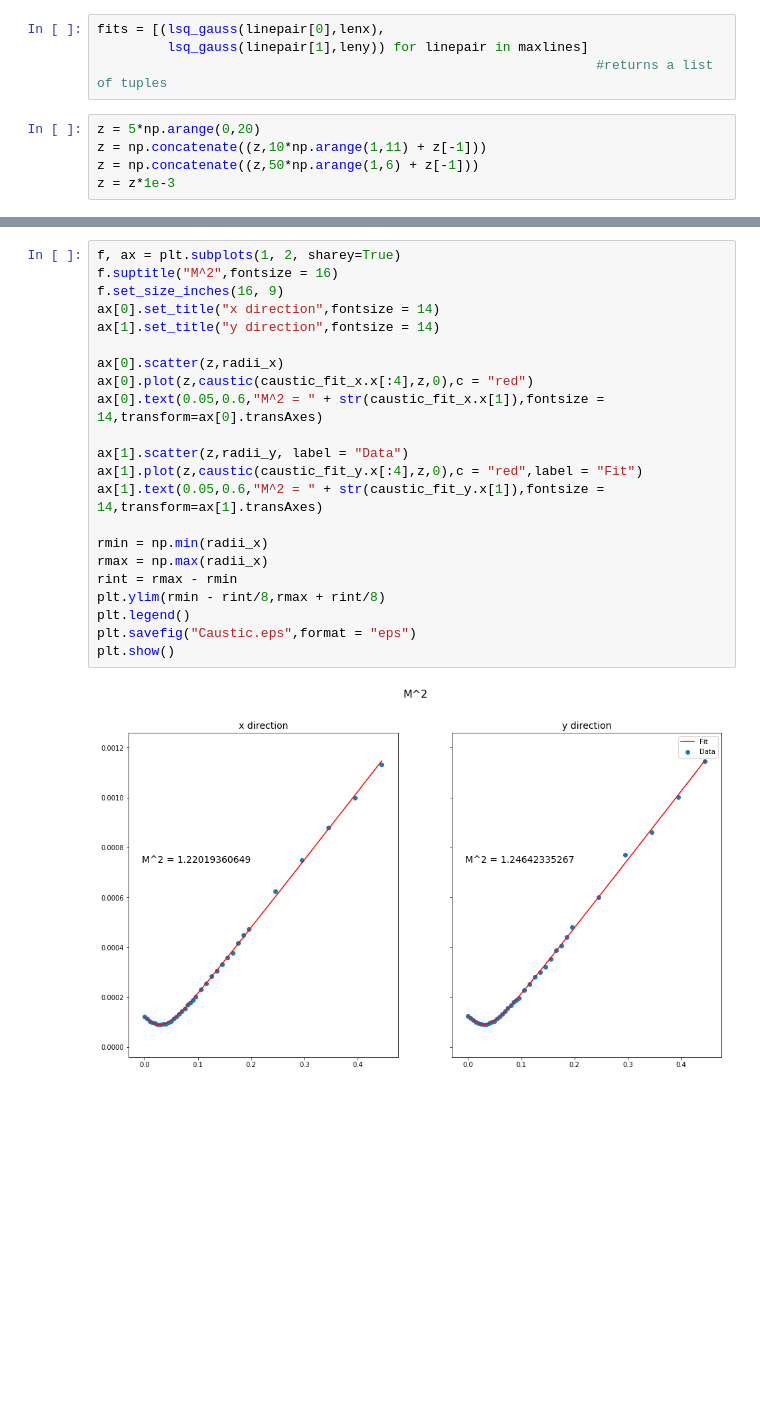
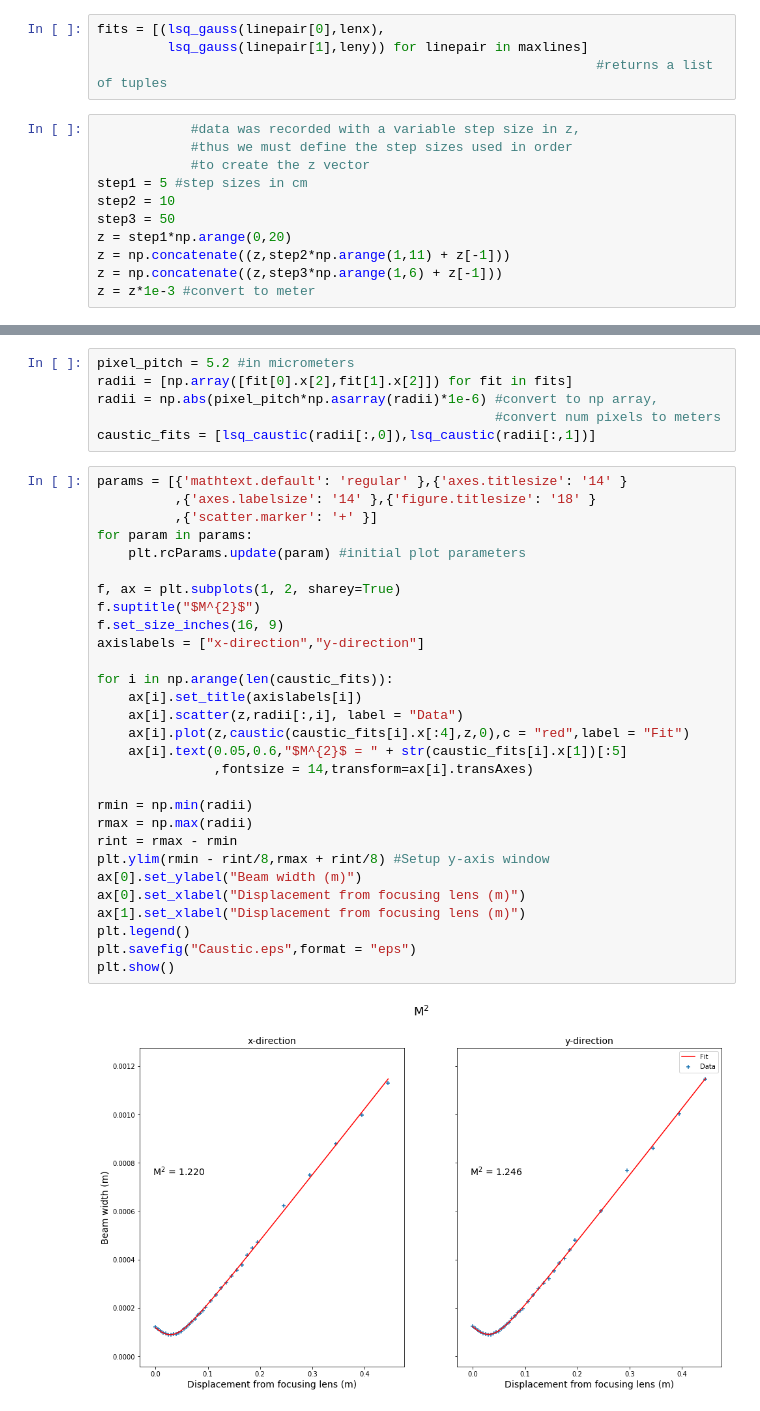
Before and after one commit to lukeender/M-2, a Jupyter notebook: M2.ipynb, the cells around one changed output, grey strips where cells are left out. Cells and saved outputs as stored; diff of their text form; blank space fills up the shorter version.

```diff
--- a/M2.ipynb
+++ b/M2.ipynb
@@ -57,7 +73,13 @@ fits = [(lsq_gauss(linepair[0],lenx),
          lsq_gauss(linepair[1],leny)) for linepair in maxlines]
                                                                 #returns a list of tuples
 # %%
-z = 5*np.arange(0,20)
-z = np.concatenate((z,10*np.arange(1,11) + z[-1]))
-z = np.concatenate((z,50*np.arange(1,6) + z[-1]))
-z = z*1e-3
+            #data was recorded with a variable step size in z,
+            #thus we must define the step sizes used in order
+            #to create the z vector
+step1 = 5 #step sizes in cm
+step2 = 10
+step3 = 50
+z = step1*np.arange(0,20)
+z = np.concatenate((z,step2*np.arange(1,11) + z[-1]))
+z = np.concatenate((z,step3*np.arange(1,6) + z[-1]))
+z = z*1e-3 #convert to meter
@@ -69,26 +86,39 @@ caustic_fit_y = lsq_caustic(radii_y)
+# %%
+pixel_pitch = 5.2 #in micrometers
+radii = [np.array([fit[0].x[2],fit[1].x[2]]) for fit in fits]
+radii = np.abs(pixel_pitch*np.asarray(radii)*1e-6) #convert to np array,
+                                                   #convert num pixels to meters
+caustic_fits = [lsq_caustic(radii[:,0]),lsq_caustic(radii[:,1])]
 # %%
+params = [{'mathtext.default': 'regular' },{'axes.titlesize': '14' }
+          ,{'axes.labelsize': '14' },{'figure.titlesize': '18' }
+          ,{'scatter.marker': '+' }]
+for param in params:
+    plt.rcParams.update(param) #initial plot parameters
+
 f, ax = plt.subplots(1, 2, sharey=True)
-f.suptitle("M^2",fontsize = 16)
+f.suptitle("$M^{2}$")
 f.set_size_inches(16, 9)
-ax[0].set_title("x direction",fontsize = 14)
-ax[1].set_title("y direction",fontsize = 14)
+axislabels = ["x-direction","y-direction"]
 
-ax[0].scatter(z,radii_x)
-ax[0].plot(z,caustic(caustic_fit_x.x[:4],z,0),c = "red")
-ax[0].text(0.05,0.6,"M^2 = " + str(caustic_fit_x.x[1]),fontsize = 14,transform=ax[0].transAxes)
+for i in np.arange(len(caustic_fits)):
+    ax[i].set_title(axislabels[i])
+    ax[i].scatter(z,radii[:,i], label = "Data")
+    ax[i].plot(z,caustic(caustic_fits[i].x[:4],z,0),c = "red",label = "Fit")
+    ax[i].text(0.05,0.6,"$M^{2}$ = " + str(caustic_fits[i].x[1])[:5]
+               ,fontsize = 14,transform=ax[i].transAxes)
 
-ax[1].scatter(z,radii_y, label = "Data")
-ax[1].plot(z,caustic(caustic_fit_y.x[:4],z,0),c = "red",label = "Fit")
-ax[1].text(0.05,0.6,"M^2 = " + str(caustic_fit_y.x[1]),fontsize = 14,transform=ax[1].transAxes)
-
-rmin = np.min(radii_x)
-rmax = np.max(radii_x)
+rmin = np.min(radii)
+rmax = np.max(radii)
 rint = rmax - rmin
-plt.ylim(rmin - rint/8,rmax + rint/8)
+plt.ylim(rmin - rint/8,rmax + rint/8) #Setup y-axis window
+ax[0].set_ylabel("Beam width (m)")
+ax[0].set_xlabel("Displacement from focusing lens (m)")
+ax[1].set_xlabel("Displacement from focusing lens (m)")
 plt.legend()
 plt.savefig("Caustic.eps",format = "eps")
 plt.show()
 # %% [output]
-[figure, old version]
+[figure, new version]
 # %%
 m2avg = (caustic_fit_x.x[1] + caustic_fit_y.x[1])/2
```
Also changed, not shown: parts of 5 cells of this notebook.
